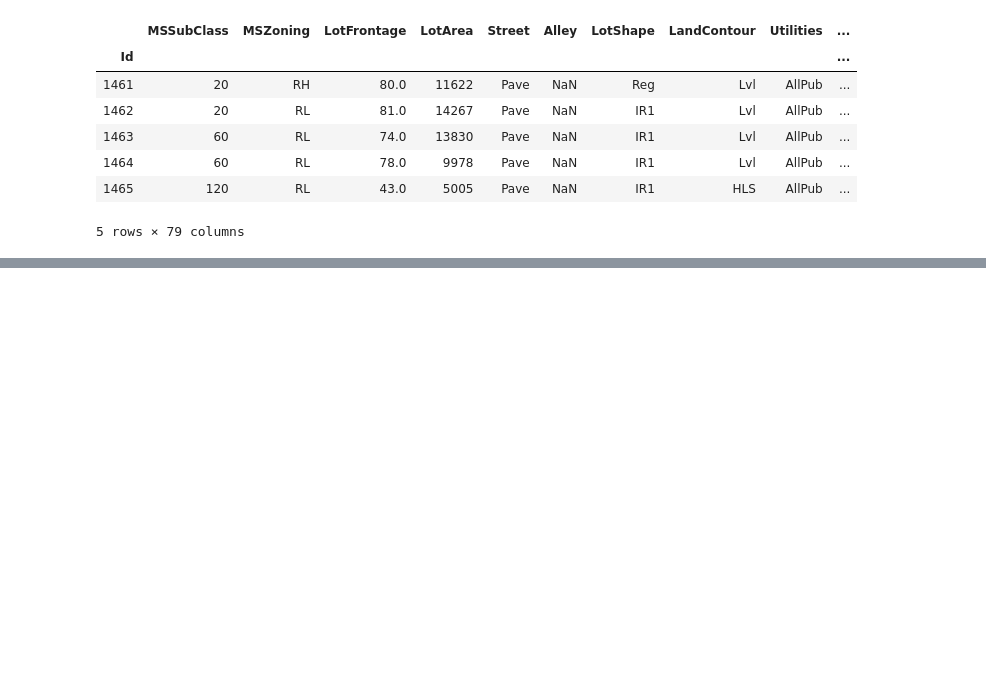
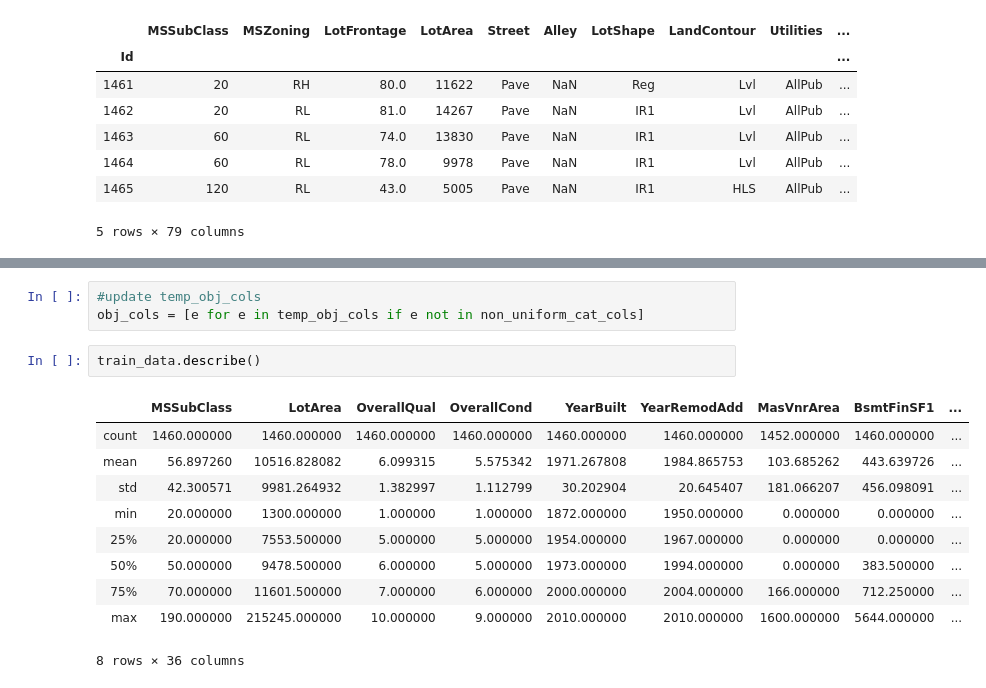
Before and after one commit to Godsfavour1/House-price-prediction, a Jupyter notebook: housing.ipynb, the cells around one changed output, grey strips where cells are left out. Drawn from its saved outputs; the diff is of its cells as text; blank space fills up the shorter version.

```diff
--- a/housing.ipynb
+++ b/housing.ipynb
@@ -51,0 +257,16 @@ print(test_data.shape)
+# %%
+#update temp_obj_cols
+obj_cols = [e for e in temp_obj_cols if e not in non_uniform_cat_cols]
+# %%
+train_data.describe()
+# %% [output]
+|  | MSSubClass | LotArea | OverallQual | OverallCond | YearBuilt | YearRemodAdd | MasVnrArea | BsmtFinSF1 | ... |
+| count | 1460.000000 | 1460.000000 | 1460.000000 | 1460.000000 | 1460.000000 | 1460.000000 | 1452.000000 | 1460.000000 | ... |
+| mean | 56.897260 | 10516.828082 | 6.099315 | 5.575342 | 1971.267808 | 1984.865753 | 103.685262 | 443.639726 | ... |
+| std | 42.300571 | 9981.264932 | 1.382997 | 1.112799 | 30.202904 | 20.645407 | 181.066207 | 456.098091 | ... |
+| min | 20.000000 | 1300.000000 | 1.000000 | 1.000000 | 1872.000000 | 1950.000000 | 0.000000 | 0.000000 | ... |
+| 25% | 20.000000 | 7553.500000 | 5.000000 | 5.000000 | 1954.000000 | 1967.000000 | 0.000000 | 0.000000 | ... |
+| 50% | 50.000000 | 9478.500000 | 6.000000 | 5.000000 | 1973.000000 | 1994.000000 | 0.000000 | 383.500000 | ... |
+| 75% | 70.000000 | 11601.500000 | 7.000000 | 6.000000 | 2000.000000 | 2004.000000 | 166.000000 | 712.250000 | ... |
+| max | 190.000000 | 215245.000000 | 10.000000 | 9.000000 | 2010.000000 | 2010.000000 | 1600.000000 | 5644.000000 | ... |
+8 rows × 36 columns
```
Also changed, not shown: parts of 27 cells of this notebook.
